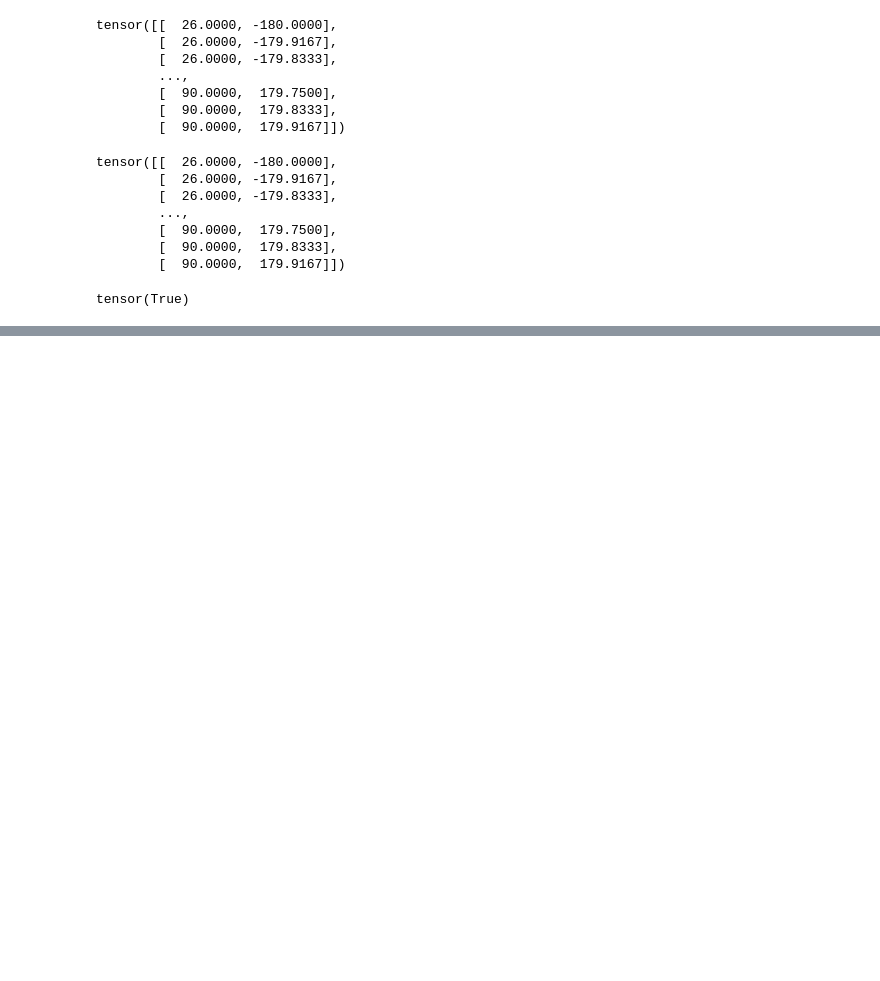
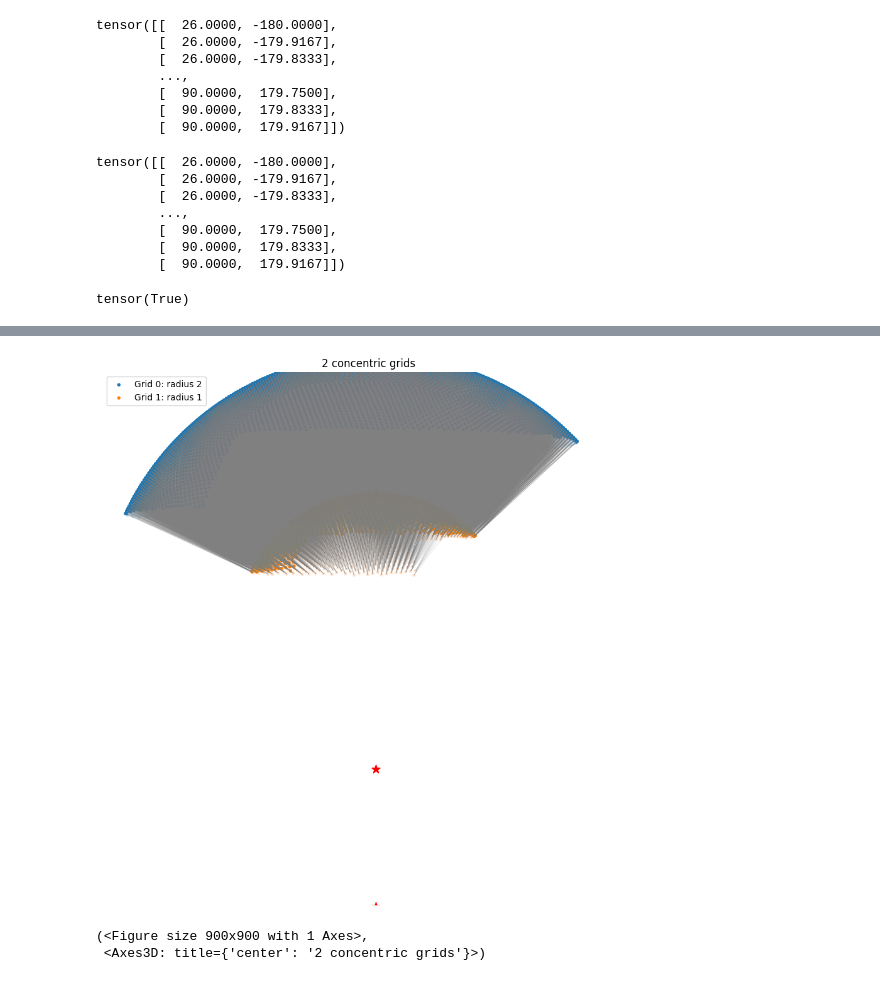
Before and after one commit to ParsaGooya/GenDA-Ocean-Ice, a Jupyter notebook: HPE_ocean_ice_genDA/test.ipynb, the cells around one changed output, grey strips where cells are left out. Cells and saved outputs as stored; diff of their text form; code cells hidden in the pictures; blank space fills up the shorter version.

```diff
--- a/HPE_ocean_ice_genDA/test.ipynb
+++ b/HPE_ocean_ice_genDA/test.ipynb
@@ -261,0 +738,15 @@ coords, mask = create_original_grid("glorys", polar_cap_filter=riops_filter)
+# %%
+plot_nested_spheres(
+    coords=[ae.icosphere_graphs[-2][0], ae.icosphere_graphs[-1][0]],
+    # internal_edges=[None, ae.icosphere_graphs[0][1]],
+    cross_edges = [ae.encoder[5].edges],
+    plot_internal_edges=False,
+    plot_cross_edges = True,
+    elev = 0,
+    azim = -60,
+    zoom = 2
+)
+# %% [output]
+[figure, added]
+(<Figure size 900x900 with 1 Axes>,
+ <Axes3D: title={'center': '2 concentric grids'}>)
```
Also changed, not shown: parts of 29 cells of this notebook.
